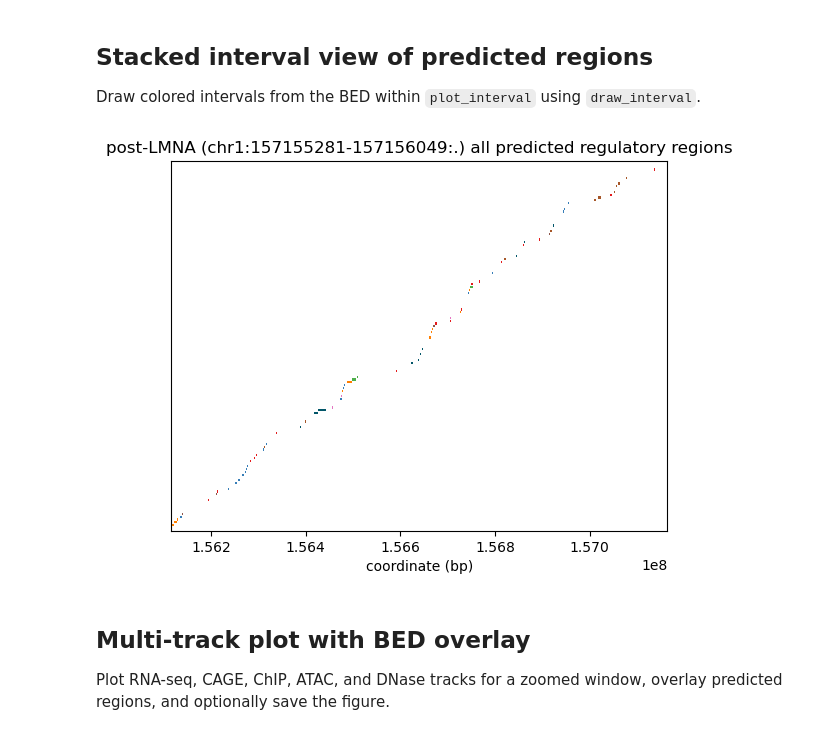
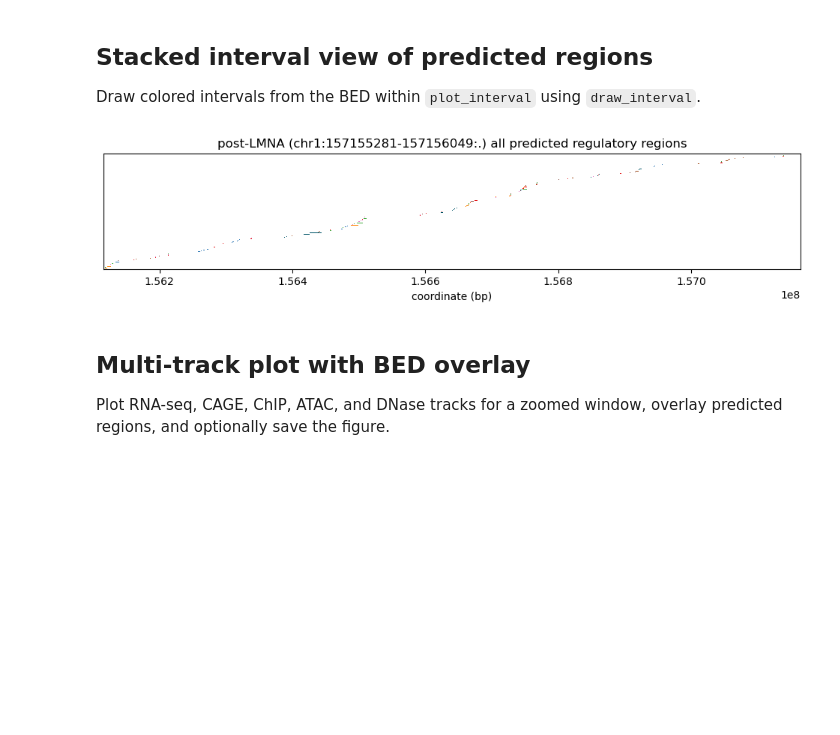
Before and after one commit to cralbers/variant-effects, a Jupyter notebook: osc/predict_reg_regions_osc.ipynb, the cells around one changed output. Drawn from its saved outputs; the diff is of its cells as text; code cells hidden in the pictures; blank space fills up the shorter version.

Commit message:
changed notebook so that imported bed file will be sorted by start position upon import

```diff
--- a/osc/predict_reg_regions_osc.ipynb
+++ b/osc/predict_reg_regions_osc.ipynb
@@ -964,6 +964,13 @@ Parse a BED of predicted regulatory regions, categorize by modality/histone mark
 # %%
 def load_bed_intervals(bed_path, plot_interval=None):
     df = pd.read_csv(bed_path, sep='\t')
+    work = df.copy().reset_index(drop=True)
+    work["interval_id"] = [f"iv_{i}" for i in range(len(work))]
+    work = work.sort_values(
+        ["chrom", "start", "end", "interval_id"],
+        ascending=[True, True, False, True],
+        kind="mergesort",
+    ).reset_index(drop=True)
     intervals = [
         genome.Interval(
             chromosome=row.chrom,
@@ -972,7 +979,7 @@ def load_bed_intervals(bed_path, plot_interval=None):
             name=row['name'],
             info={'score': row.score},
         )
-        for _, row in df.iterrows()
+        for _, row in work.iterrows()
     ]
     num_intervals = len(intervals)
     if plot_interval is not None:
@@ -980,10 +987,10 @@ def load_bed_intervals(bed_path, plot_interval=None):
         print(f'loaded {num_intervals} intervals from bed file that fall within {plot_interval}!')
     else:
         print(f'loaded {num_intervals} intervals from bed file')
-    return intervals, df
+    return intervals, work
 
 
-bed_intervals, bed_df = load_bed_intervals(f'outputs/predicted_reg_regions_{lmna_context}_indivtracks_LV_128res_collapsed.bed')
+bed_intervals, bed_df = load_bed_intervals(f'outputs/predicted_reg_regions_{lmna_context}_indivtracks_LV_128res.bed')
 # bed_intervals[0].name
 
 
@@ -1030,30 +1037,30 @@ Draw colored intervals from the BED within `plot_interval` using `draw_interval`
 # %%
 from alphagenome.visualization.plot_transcripts import draw_interval
 plot_interval = POST_INTERVAL
-fig, ax = plt.subplots()
+fig, ax = plt.subplots(figsize=(12,2))
 intervals = [
     genome.Interval(row.chrom, int(row.start), int(row.end), name=row["name"])
     for _, row in bed_df.iterrows()
 ]
 for i, (interval, color) in enumerate(zip(intervals, bed_df["color"])):
     draw_interval(
         ax=ax,
         interval=interval,
         y=i,                    # stack vertically; use 0 for all on one row
-        height=0.8,
+        height=1,
         color=color,            # passed through to Rectangle
         # label=bed_df["category"].iloc[i],  # optional
     )
 ax.set_xlim(plot_interval.start, plot_interval.end)
 ax.set_ylim(-1, len(intervals))
 ax.set_yticks([])
 ax.set_xlabel("coordinate (bp)")
 ax.set_title(f'{lmna_context}-LMNA ({interval}) all predicted regulatory regions')
 fig.savefig(f'figs/lmna_predictions_LV_1MB_{lmna_context}_all_preds.png', dpi=300, bbox_inches="tight")
 
 fig.show()
 # %% [output]
-[figure, old version]
+[figure, new version]
 # %% [markdown]
 ## Multi-track plot with BED overlay
 
```
Also changed, not shown: parts of 1 cell of this notebook, 1 other file.
